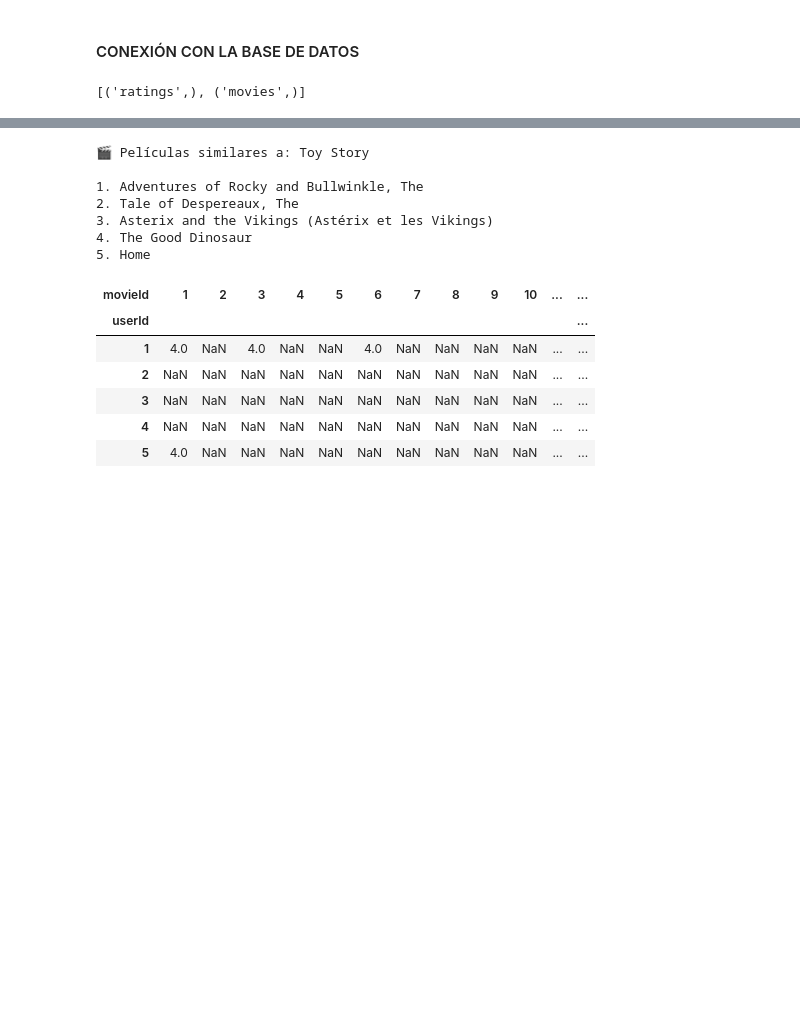
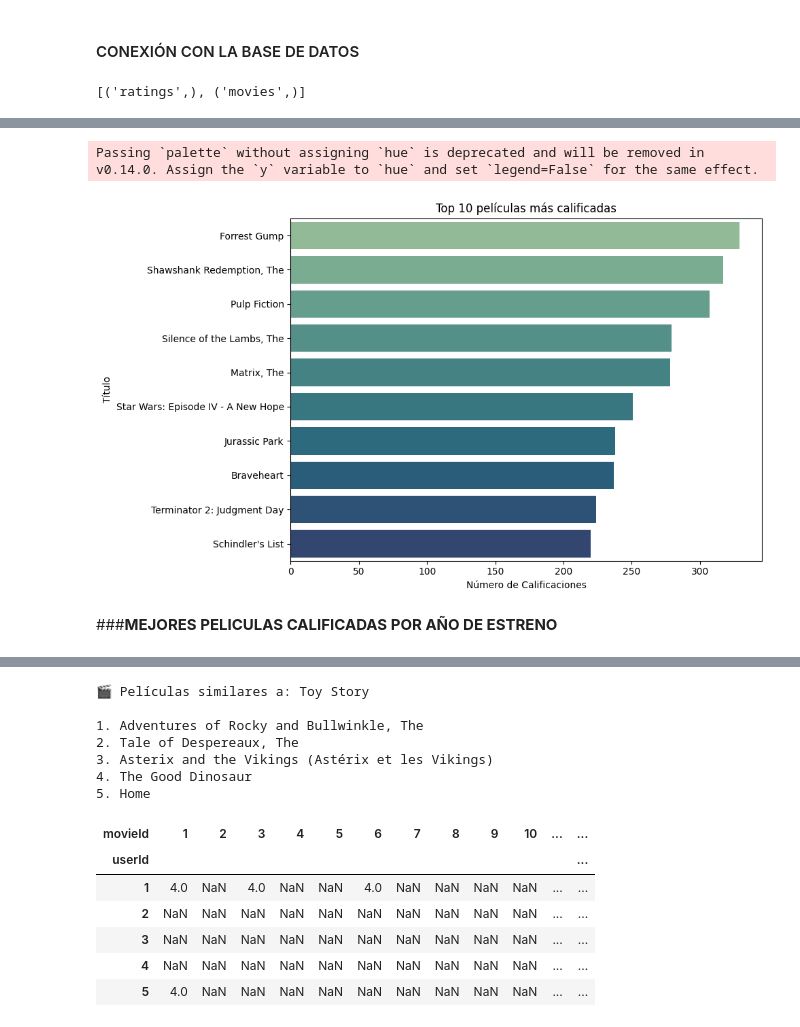
Before and after one commit to JuanCH94/Marketing, a Jupyter notebook: c_modelos.ipynb, the cells around one changed output, grey strips where cells are left out. Saved outputs shown, nothing was run; the diff lists cells and outputs as text; code cells hidden in the pictures; blank space fills up the shorter version.

```diff
--- a/c_modelos.ipynb
+++ b/c_modelos.ipynb
@@ -36,0 +173,30 @@ cur.fetchall()
+# %%
+import matplotlib.pyplot as plt
+import seaborn as sns
+
+# Ejecutar la consulta SQL
+query = """
+SELECT m.titulo,
+       AVG(IIF(r.rating = 0, NULL, r.rating)) AS avg_rating,
+       COUNT(*) AS num_ratings
+FROM ratings r
+JOIN movies m ON r.movieId = m.movieId
+GROUP BY m.titulo
+ORDER BY num_ratings DESC
+LIMIT 10;
+"""
+top_rated_movies = pd.read_sql_query(query, conexion)
+
+# Crear gráfico de barras
+plt.figure(figsize=(10, 6))
+sns.barplot(data=top_rated_movies, x='num_ratings', y='titulo', palette='crest')
+plt.title('Top 10 películas más calificadas')
+plt.xlabel('Número de Calificaciones')
+plt.ylabel('Título')
+plt.tight_layout()
+plt.show()
+# %% [output]
+Passing `palette` without assigning `hue` is deprecated and will be removed in v0.14.0. Assign the `y` variable to `hue` and set `legend=False` for the same effect.
+[figure, added]
+# %% [markdown]
+###**MEJORES PELICULAS CALIFICADAS POR AÑO DE ESTRENO**
```
Also changed, not shown: parts of 41 cells of this notebook, 3 other files.
